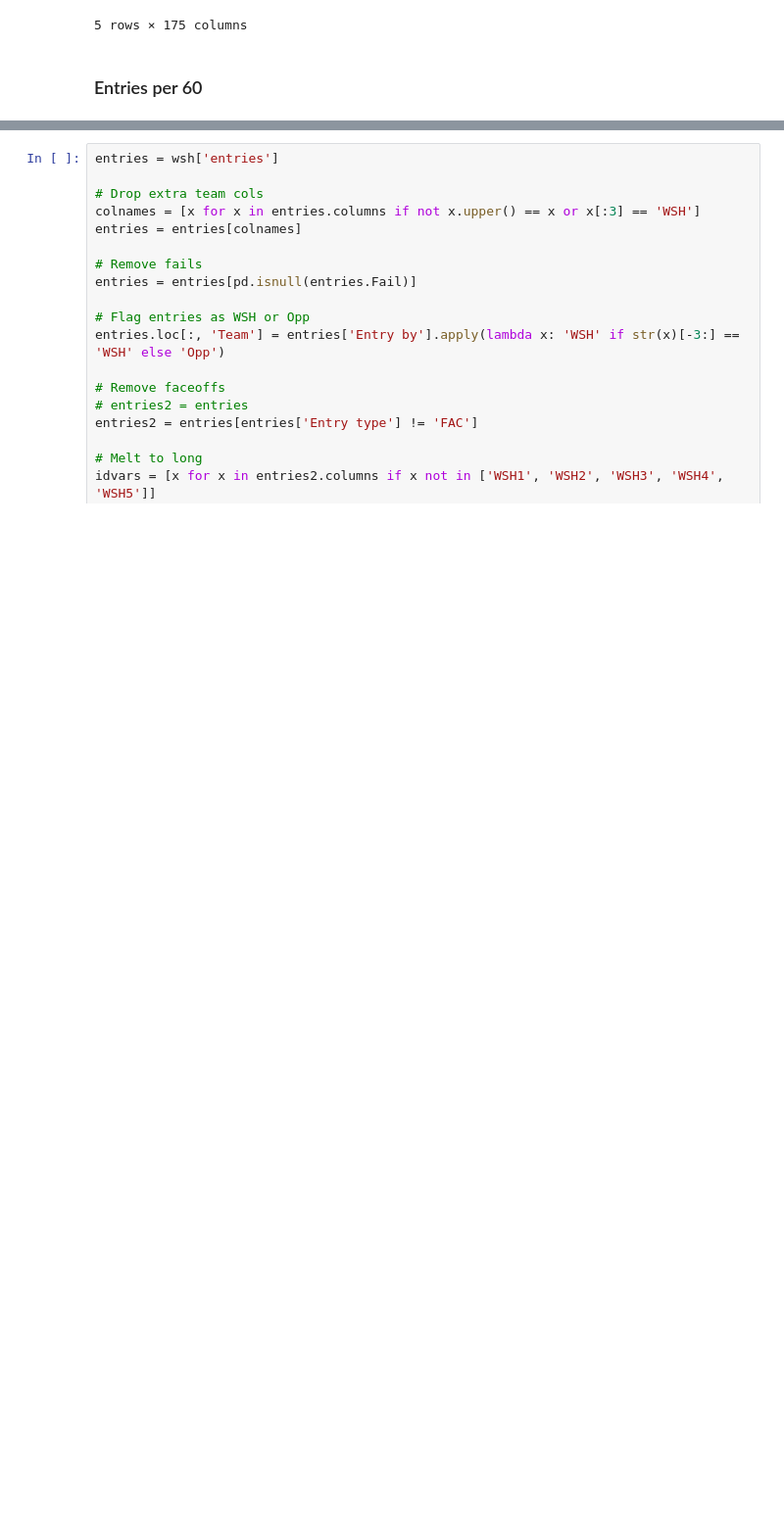
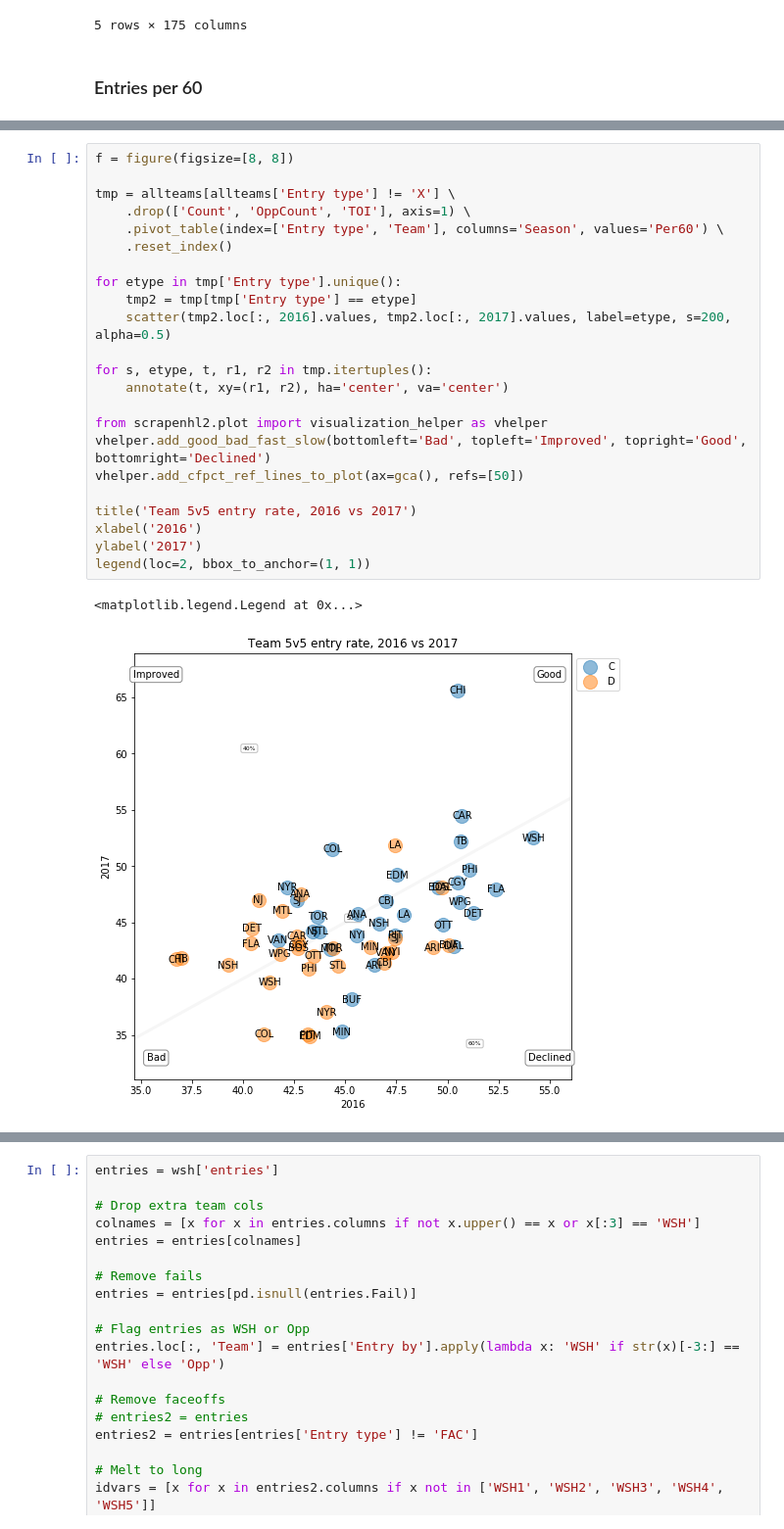
Before and after one commit to muneebalam/scrapenhl2, a Jupyter notebook: examples/Entry and Exit Comparison.ipynb, the cells around one changed output, grey strips where cells are left out. Shown at 98% size. Cells and saved outputs as stored; diff of their text form; blank space fills up the shorter version.

```diff
--- a/examples/Entry and Exit Comparison.ipynb
+++ b/examples/Entry and Exit Comparison.ipynb
@@ -525,0 +589,26 @@ See the caveats in the documentation: http://pandas.pydata.org/pandas-docs/stabl
+# %%
+f = figure(figsize=[8, 8])
+
+tmp = allteams[allteams['Entry type'] != 'X'] \
+    .drop(['Count', 'OppCount', 'TOI'], axis=1) \
+    .pivot_table(index=['Entry type', 'Team'], columns='Season', values='Per60') \
+    .reset_index()
+
+for etype in tmp['Entry type'].unique():
+    tmp2 = tmp[tmp['Entry type'] == etype]
+    scatter(tmp2.loc[:, 2016].values, tmp2.loc[:, 2017].values, label=etype, s=200, alpha=0.5)
+
+for s, etype, t, r1, r2 in tmp.itertuples():
+    annotate(t, xy=(r1, r2), ha='center', va='center')
+
+from scrapenhl2.plot import visualization_helper as vhelper
+vhelper.add_good_bad_fast_slow(bottomleft='Bad', topleft='Improved', topright='Good', bottomright='Declined')
+vhelper.add_cfpct_ref_lines_to_plot(ax=gca(), refs=[50])
+
+title('Team 5v5 entry rate, 2016 vs 2017')
+xlabel('2016')
+ylabel('2017')
+legend(loc=2, bbox_to_anchor=(1, 1))
+# %% [output]
+<matplotlib.legend.Legend at 0x...>
+[figure, added]
```
Also changed, not shown: parts of 18 cells of this notebook.
